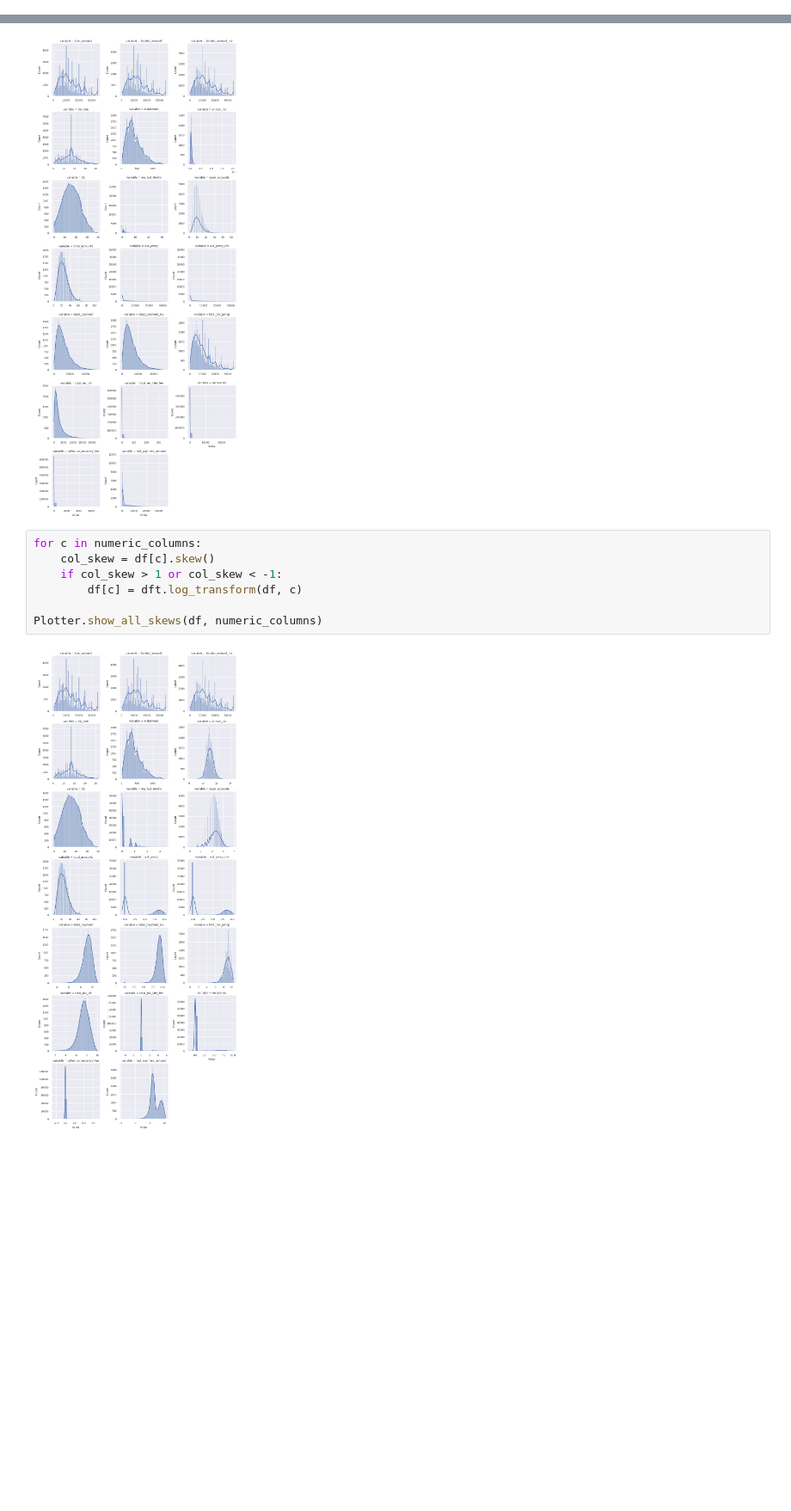
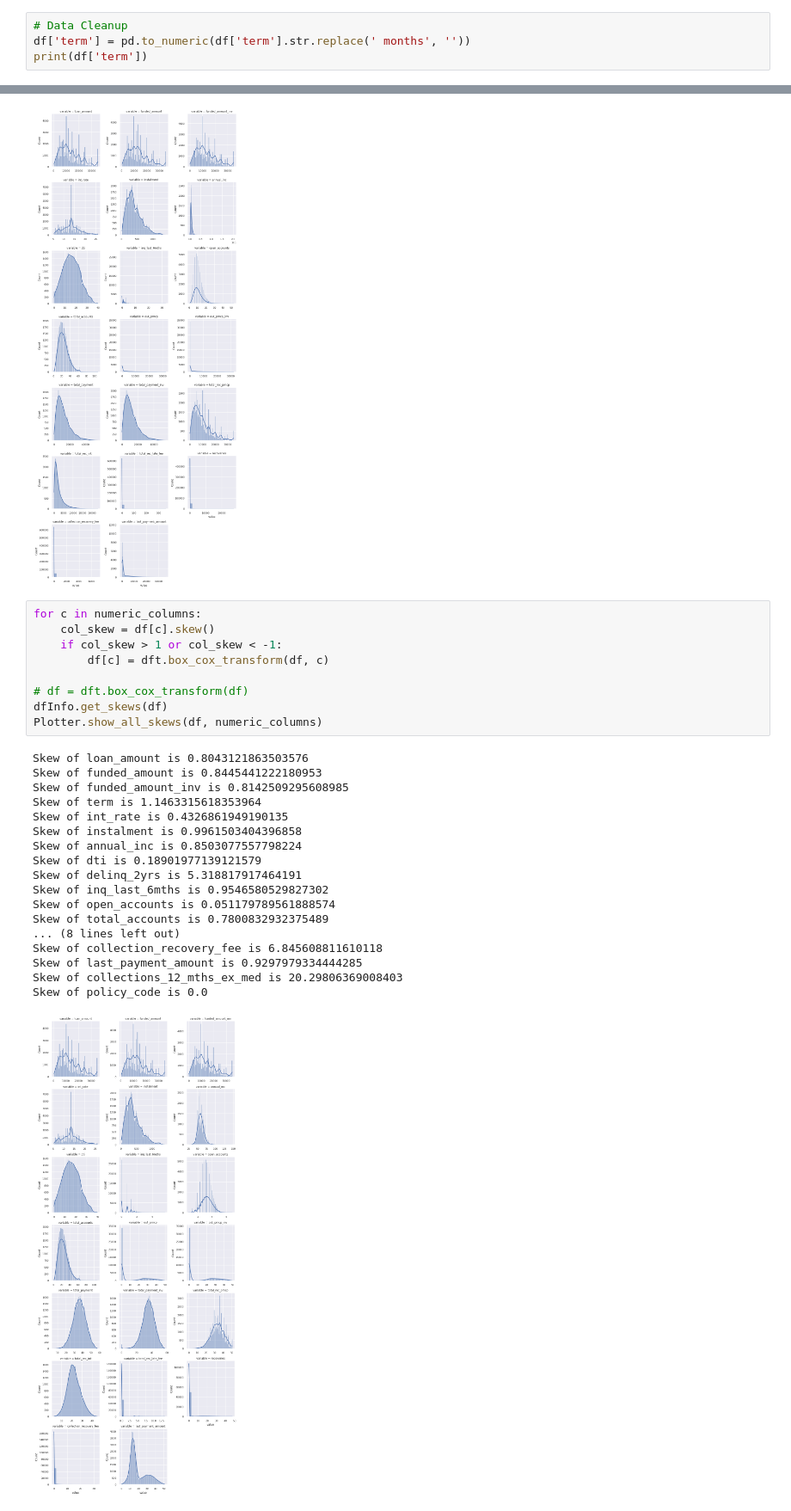
Before and after one commit to WillBoyer/exploratory-data-analysis---customer-loans-in-finance521, a Jupyter notebook: data_exploration.ipynb, the cells around one changed output, grey strips where cells are left out. Shown at 86% size. Saved outputs shown, nothing was run; the diff lists cells and outputs as text; blank space fills up the shorter version.

Commit message:
Adds code in Python Notebook to conduct EDA on data, and to draw insights.

```diff
--- a/data_exploration.ipynb
+++ b/data_exploration.ipynb
@@ -13,3 +17,7 @@ RDSDBConn = RDSDatabaseConnector(creds)
 engine = RDSDBConn.create_conn()
 df = RDSDBConn.get_dataframe(engine)
 # RDSDBConn.save_to_file(df)
+# %%
+# Data Cleanup
+df['term'] = pd.to_numeric(df['term'].str.replace(' months', ''))
+print(df['term'])
@@ -126,10 +146,29 @@ Plotter.show_all_skews(df, numeric_columns)
 # %%
 for c in numeric_columns:
     col_skew = df[c].skew()
     if col_skew > 1 or col_skew < -1:
-        df[c] = dft.log_transform(df, c)
+        df[c] = dft.box_cox_transform(df, c)
 
+# df = dft.box_cox_transform(df)
+dfInfo.get_skews(df)
 Plotter.show_all_skews(df, numeric_columns)
 # %% [output]
+Skew of loan_amount is 0.8043121863503576
+Skew of funded_amount is 0.8445441222180953
+Skew of funded_amount_inv is 0.8142509295608985
+Skew of term is 1.1463315618353964
+Skew of int_rate is 0.4326861949190135
+Skew of instalment is 0.9961503404396858
+Skew of annual_inc is 0.8503077557798224
+Skew of dti is 0.18901977139121579
+Skew of delinq_2yrs is 5.318817917464191
+Skew of inq_last_6mths is 0.9546580529827302
+Skew of open_accounts is 0.051179789561888574
+Skew of total_accounts is 0.7800832932375489
+... (8 lines left out)
+Skew of collection_recovery_fee is 6.845608811610118
+Skew of last_payment_amount is 0.9297979334444285
+Skew of collections_12_mths_ex_med is 20.29806369008403
+Skew of policy_code is 0.0
-[figure, old version]
+[figure, new version]
 # %%
```
Also changed, not shown: parts of 21 cells of this notebook, 2 other files.
